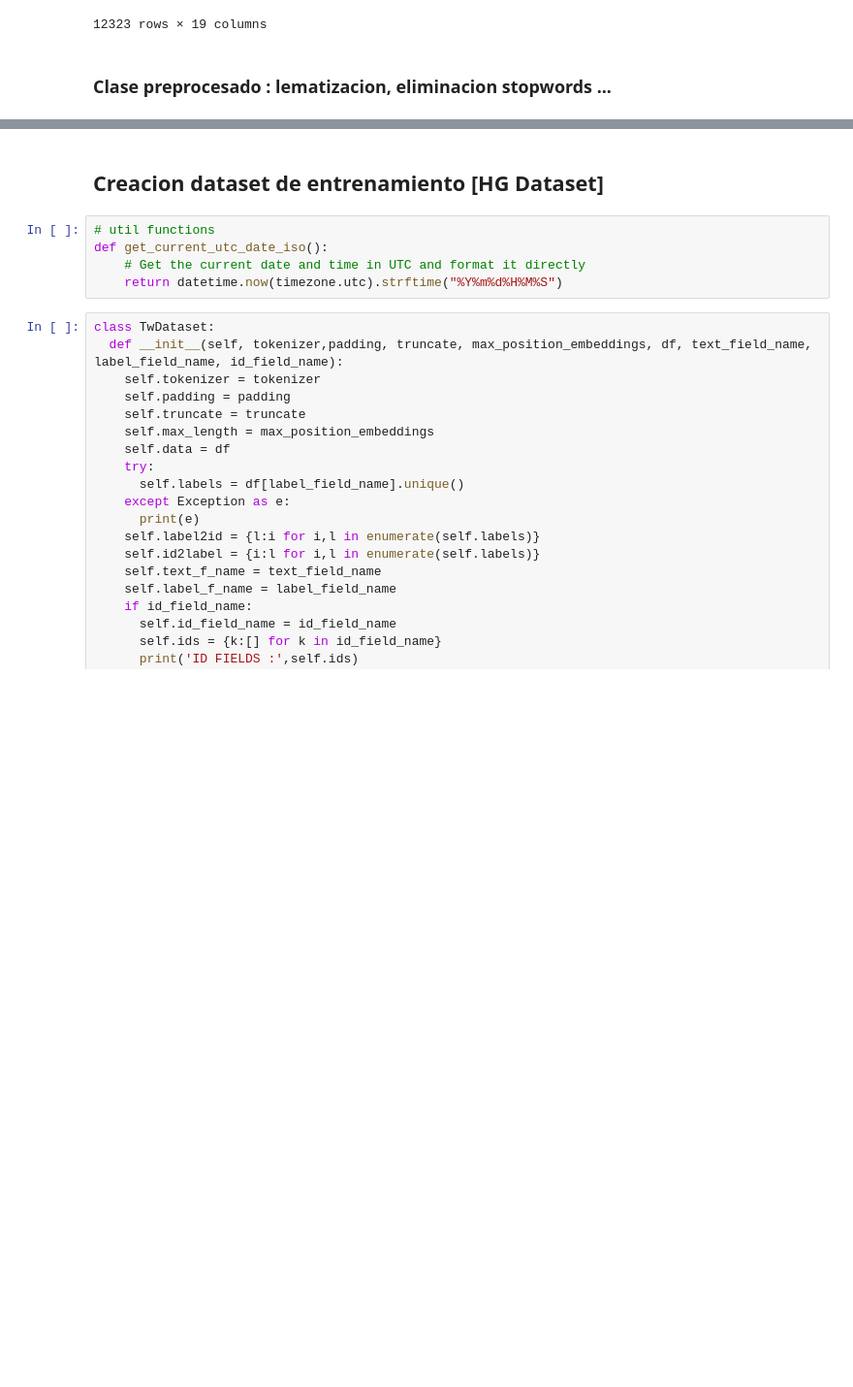
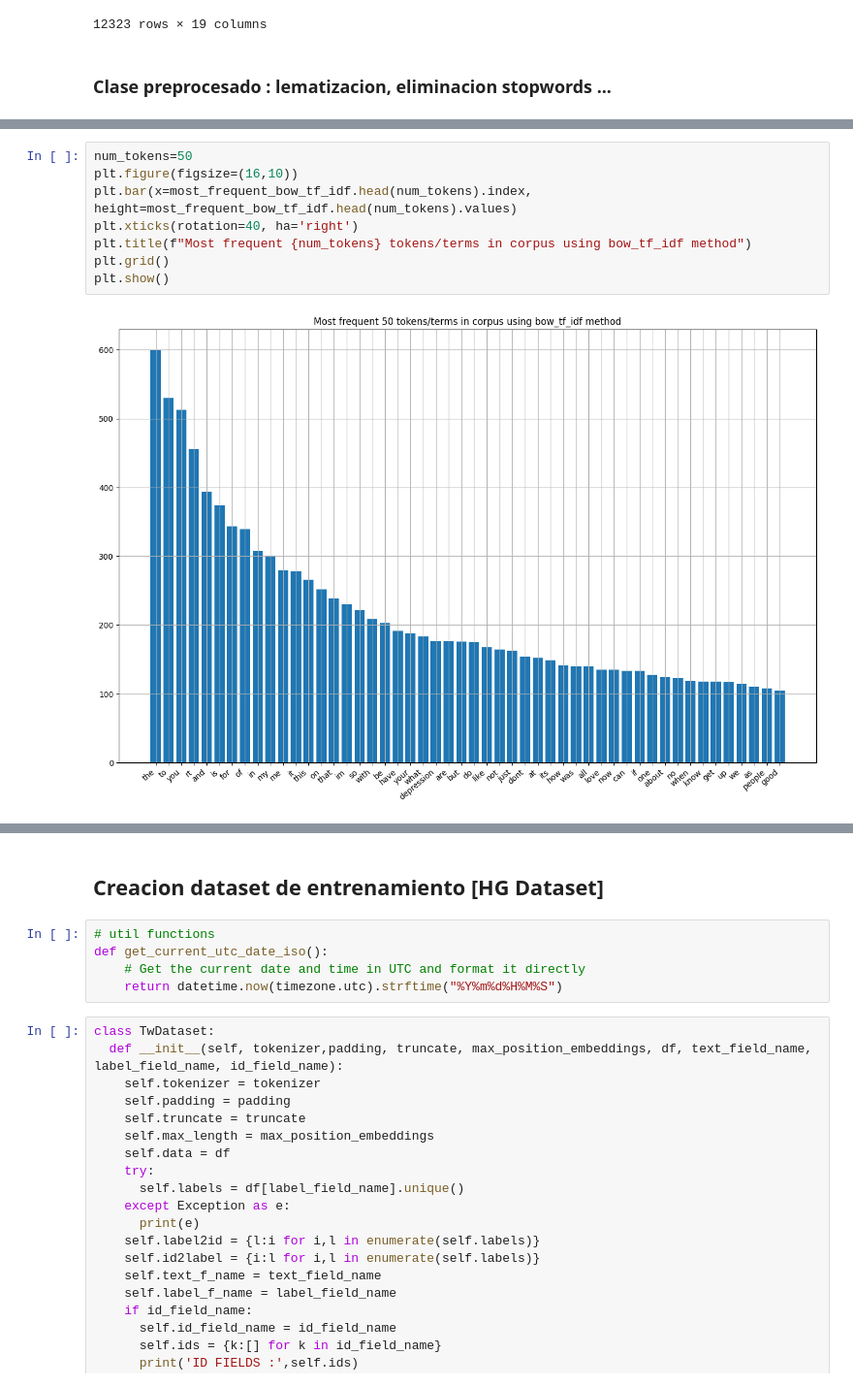
Before and after one commit to kokeitor/Twitter-Mental-Health-Classification, a Jupyter notebook: tw_classification_kaggle.ipynb, the cells around one changed output, grey strips where cells are left out. Shown at 97% size. Drawn from its saved outputs; the diff is of its cells as text; blank space fills up the shorter version.

```diff
--- a/tw_classification_kaggle.ipynb
+++ b/tw_classification_kaggle.ipynb
@@ -915,0 +897,10 @@ Name: post_text, dtype: object
+# %%
+num_tokens=50
+plt.figure(figsize=(16,10))
+plt.bar(x=most_frequent_bow_tf_idf.head(num_tokens).index, height=most_frequent_bow_tf_idf.head(num_tokens).values)
+plt.xticks(rotation=40, ha='right')
+plt.title(f"Most frequent {num_tokens} tokens/terms in corpus using bow_tf_idf method")
+plt.grid()
+plt.show()
+# %% [output]
+[figure, added]
```
Also changed, not shown: parts of 85 cells of this notebook, 2 other files.
